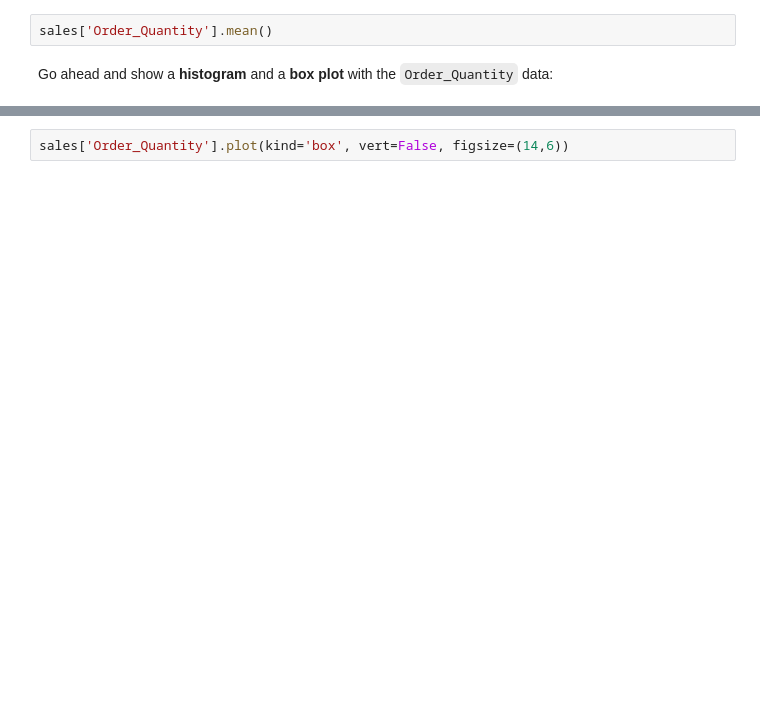
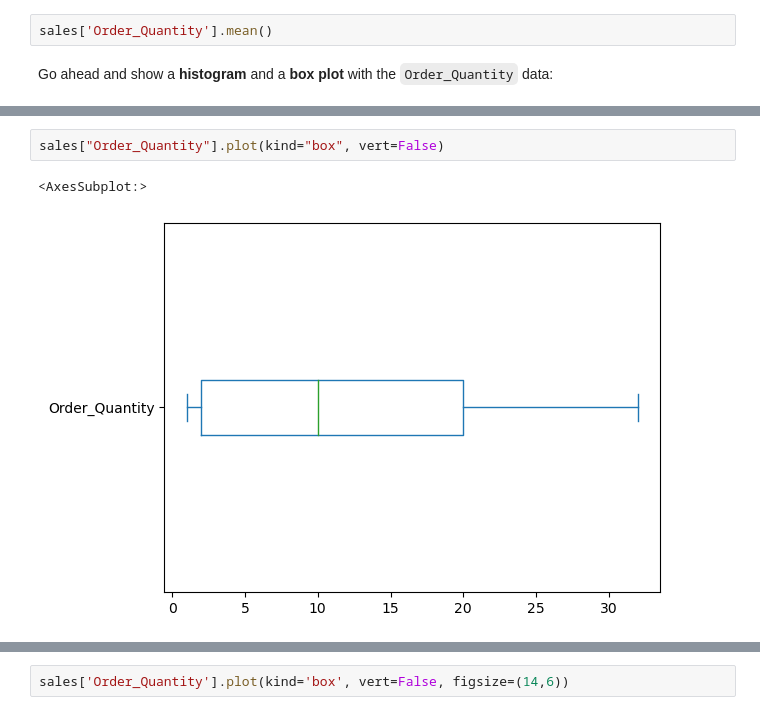
Before and after one commit to guillenunezc/FreeCodeCamp-Pandas-Real-Life-Example, a Jupyter notebook: Exercises_1.ipynb, the cells around one changed output, grey strips where cells are left out. Drawn from its saved outputs; the diff is of its cells as text; blank space fills up the shorter version.

```diff
--- a/Exercises_1.ipynb
+++ b/Exercises_1.ipynb
@@ -54,2 +90,7 @@ Go ahead and show a <b>histogram</b> and a <b>box plot</b> with the `Order_Quant
+# %%
+sales["Order_Quantity"].plot(kind="box", vert=False)
+# %% [output]
+<AxesSubplot:>
+[figure, added]
 # %%
 sales['Order_Quantity'].plot(kind='hist', bins=30, figsize=(14,6))
```
Also changed, not shown: parts of 35 cells of this notebook.
